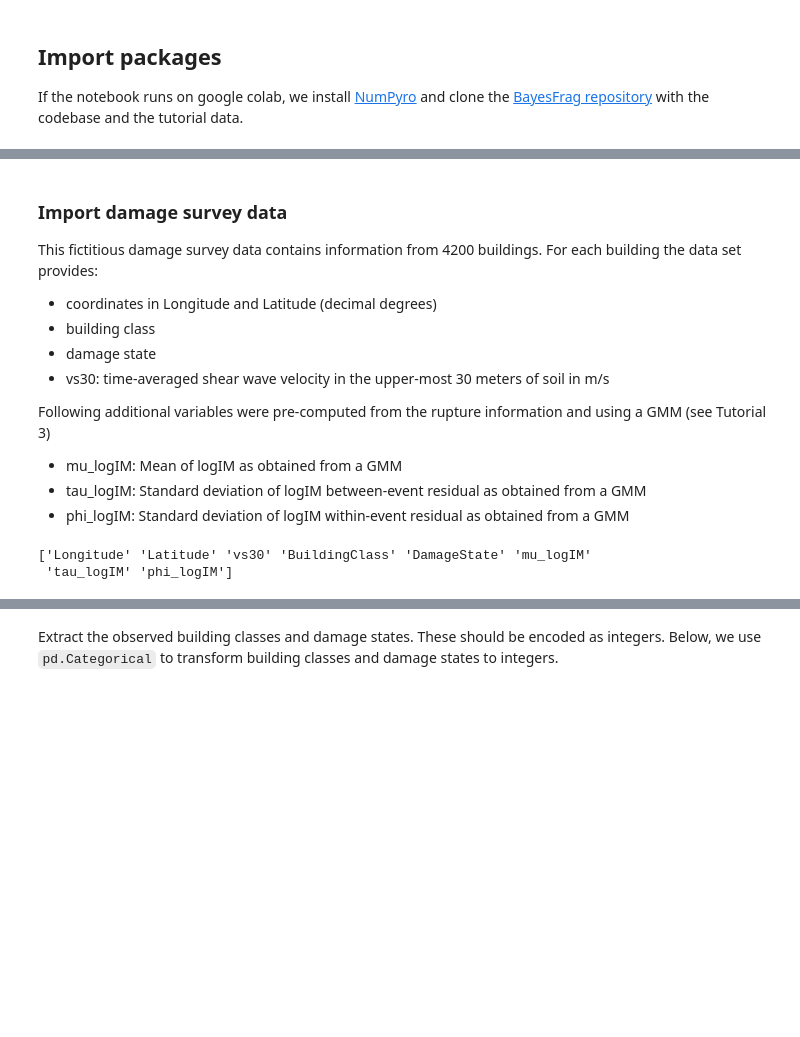
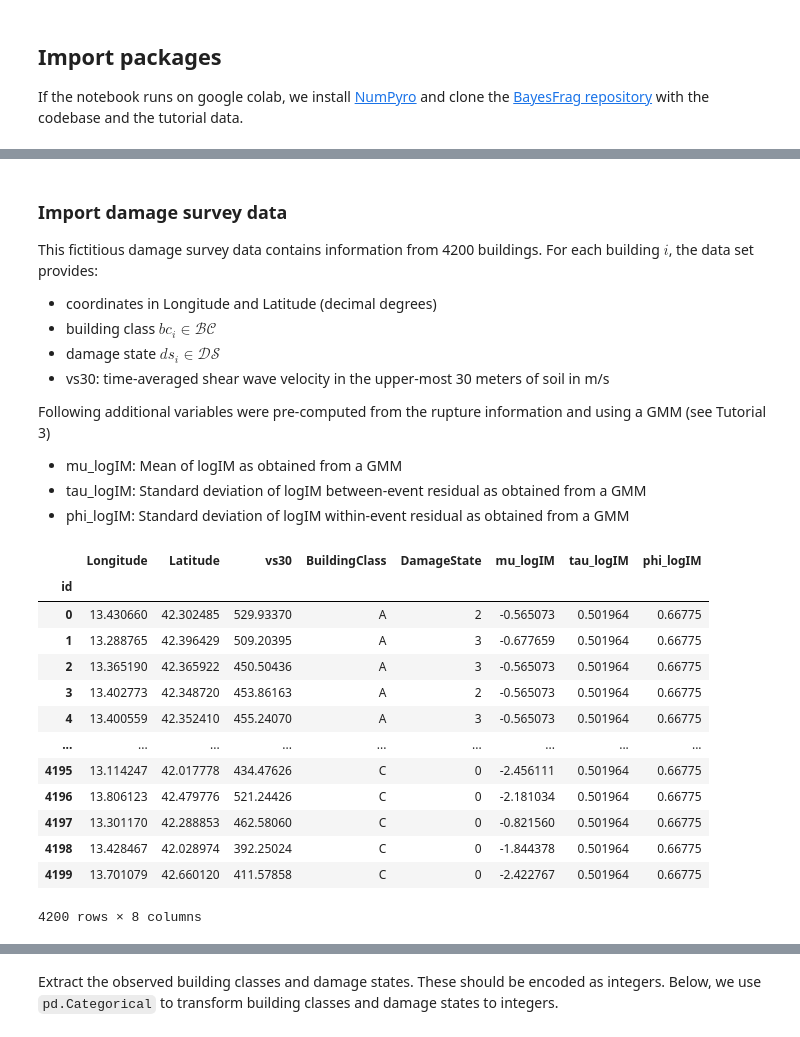
Before and after one commit to bodlukas/BayesFrag, a Jupyter notebook: Tutorial2.ipynb, the cells around one changed output, grey strips where cells are left out. Drawn from its saved outputs; the diff is of its cells as text; code cells hidden in the pictures; blank space fills up the shorter version.

```diff
--- a/Tutorial2.ipynb
+++ b/Tutorial2.ipynb
@@ -71,10 +76,10 @@ args = {
 # %% [markdown]
 ### Import damage survey data
 
-This fictitious damage survey data contains information from 4200 buildings. For each building the data set provides:
+This fictitious damage survey data contains information from 4200 buildings. For each building $i$, the data set provides:
 - coordinates in Longitude and Latitude (decimal degrees)
-- building class
-- damage state
+- building class $bc_i\in\mathcal{BC}$
+- damage state $ds_i\in\mathcal{DS}$
 - vs30: time-averaged shear wave velocity in the upper-most 30 meters of soil in m/s
 
 Following additional variables were pre-computed from the rupture information and using a GMM (see Tutorial 3)
@@ -82,12 +87,24 @@ Following additional variables were pre-computed from the rupture information an
 - tau_logIM: Standard deviation of logIM between-event residual as obtained from a GMM
 - phi_logIM: Standard deviation of logIM within-event residual as obtained from a GMM
 # %%
-df = pd.read_csv(path_data + 'survey.csv', index_col = 'id')
+df = pd.read_csv(path_data + 'survey.csv', index_col='id')
 res_gmm = np.load(path_data + 'survey_im_' + args['IM'] +
                 '_gmm_' + args['GMM'] + '.npz')
 for key, value in res_gmm.items():
     df[key] = value
-print(df.columns.values)
+df
 # %% [output]
+|  | Longitude | Latitude | vs30 | BuildingClass | DamageState | mu_logIM | tau_logIM | phi_logIM |
+| id |  |  |  |  |  |  |  |  |
+| 0 | 13.430660 | 42.302485 | 529.93370 | A | 2 | -0.565073 | 0.501964 | 0.66775 |
+| 1 | 13.288765 | 42.396429 | 509.20395 | A | 3 | -0.677659 | 0.501964 | 0.66775 |
+| 2 | 13.365190 | 42.365922 | 450.50436 | A | 3 | -0.565073 | 0.501964 | 0.66775 |
+| 3 | 13.402773 | 42.348720 | 453.86163 | A | 2 | -0.565073 | 0.501964 | 0.66775 |
+| 4 | 13.400559 | 42.352410 | 455.24070 | A | 3 | -0.565073 | 0.501964 | 0.66775 |
+| ... | ... | ... | ... | ... | ... | ... | ... | ... |
+| 4195 | 13.114247 | 42.017778 | 434.47626 | C | 0 | -2.456111 | 0.501964 | 0.66775 |
+| 4196 | 13.806123 | 42.479776 | 521.24426 | C | 0 | -2.181034 | 0.501964 | 0.66775 |
+| 4197 | 13.301170 | 42.288853 | 462.58060 | C | 0 | -0.821560 | 0.501964 | 0.66775 |
+| 4198 | 13.428467 | 42.028974 | 392.25024 | C | 0 | -1.844378 | 0.501964 | 0.66775 |
+| 4199 | 13.701079 | 42.660120 | 411.57858 | C | 0 | -2.422767 | 0.501964 | 0.66775 |
-['Longitude' 'Latitude' 'vs30' 'BuildingClass' 'DamageState' 'mu_logIM'
- 'tau_logIM' 'phi_logIM']
+4200 rows × 8 columns
```
Also changed, not shown: parts of 16 cells of this notebook, 3 other files.
